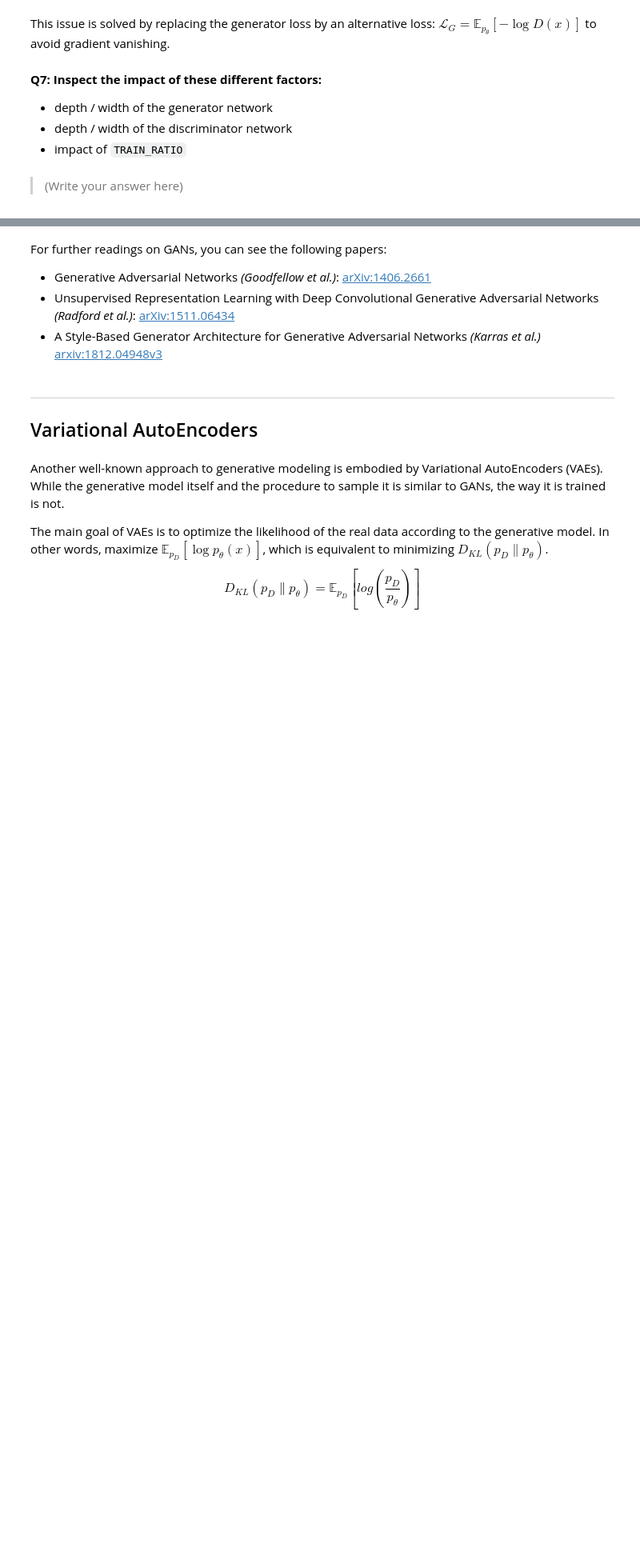
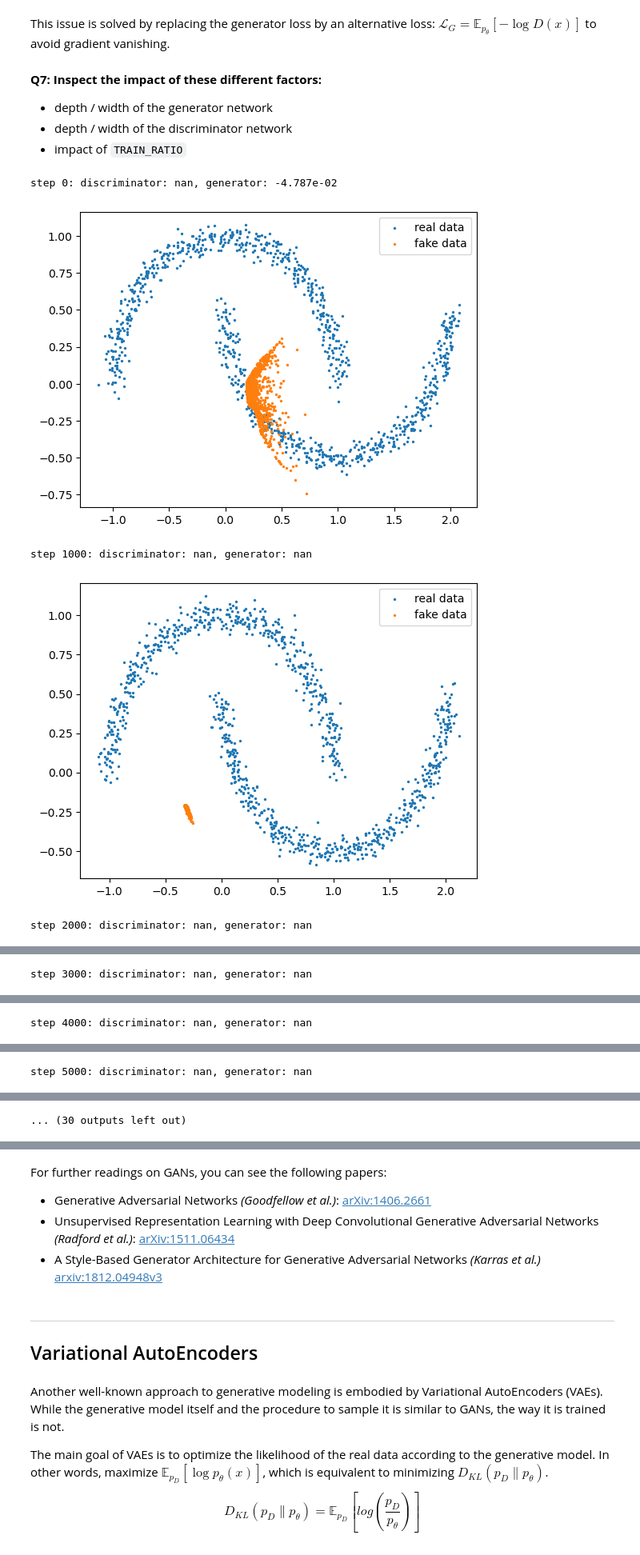
Before and after one commit to BenjaminDeporte/MVA_DLiP_6, a Jupyter notebook: TP6_generative_models.ipynb, the cells around one changed output, grey strips where cells are left out. Shown at 80% size. Cells and saved outputs as stored; diff of their text form; code cells hidden in the pictures; blank space fills up the shorter version.

```diff
--- a/TP6_generative_models.ipynb
+++ b/TP6_generative_models.ipynb
@@ -282,5 +364,3 @@ This issue is solved by replacing the generator loss by an alternative loss: $\m
 - depth / width of the generator network
 - depth / width of the discriminator network
 - impact of `TRAIN_RATIO`
-# %% [markdown]
-> (Write your answer here)
@@ -286,0 +400,49 @@ This issue is solved by replacing the generator loss by an alternative loss: $\m
+# %%
+# Number of times to train the discriminator between two generator steps
+TRAIN_RATIO = 1
+# Total number of training iterations for the generator
+N_ITER = 20001
+# Batch size to use
+BATCHLEN = 128
+
+generator = Generator2()
+optim_gen = torch.optim.Adam(generator.parameters(), lr=0.001, betas=(0.5,0.9))
+discriminator = Discriminator2()
+optim_disc = torch.optim.Adam(discriminator.parameters(), lr=0.001, betas=(0.5,0.9))
+
+for i in range(N_ITER):
+    # train the discriminator
+    for _ in range(TRAIN_RATIO):
+        discriminator.zero_grad()
+        real_batch = generate_batch(BATCHLEN)
+        fake_batch = generator.generate(BATCHLEN)
+        #
+        # == COMPUTE DISCRIMINATOR LOSS HERE ==
+        disc_loss = -torch.mean(torch.log(discriminator(real_batch)) + torch.log(1 - discriminator(fake_batch)))
+        #
+        disc_loss.backward()
+        optim_disc.step()
+    # train the generator
+    generator.zero_grad()
+    fake_batch = generator.generate(BATCHLEN)
+    #
+    # == COMPUTE THE REFORMULATED GENERATOR LOSS HERE
+    gen_loss = torch.mean(torch.log(1-discriminator(fake_batch)))
+    #
+    gen_loss.backward()
+    optim_gen.step()
+    if i%1000 == 0:
+        print('step {}: discriminator: {:.3e}, generator: {:.3e}'.format(i, float(disc_loss), float(gen_loss)))
+        # plot the result
+        real_batch = generate_batch(1024)
+        fake_batch = generator.generate(1024).detach()
+        plt.scatter(real_batch[:,0], real_batch[:,1], s=2.0, label='real data')
+        plt.scatter(fake_batch[:,0], fake_batch[:,1], s=2.0, label='fake data')
+        plt.legend()
+        plt.show()
+# %% [output]
+step 0: discriminator: nan, generator: -4.787e-02
+[figure, added]
+step 1000: discriminator: nan, generator: nan
+[figure, added]
+step 2000: discriminator: nan, generator: nan
@@ -286,0 +450 @@ This issue is solved by replacing the generator loss by an alternative loss: $\m
+step 3000: discriminator: nan, generator: nan
@@ -286,0 +452 @@ This issue is solved by replacing the generator loss by an alternative loss: $\m
+step 4000: discriminator: nan, generator: nan
@@ -286,0 +454 @@ This issue is solved by replacing the generator loss by an alternative loss: $\m
+step 5000: discriminator: nan, generator: nan
@@ -286,0 +456 @@ This issue is solved by replacing the generator loss by an alternative loss: $\m
+... (30 outputs left out)
```
Also changed, not shown: parts of 16 cells of this notebook.
